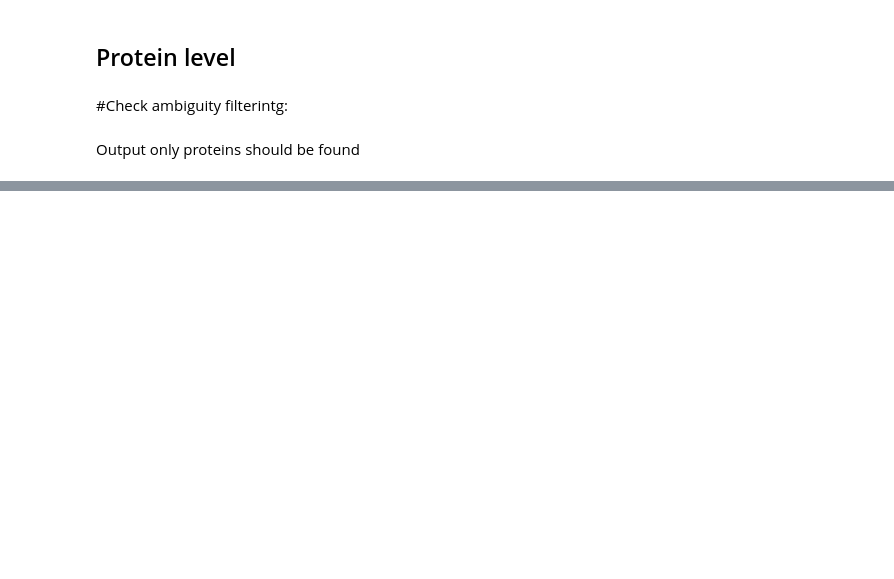
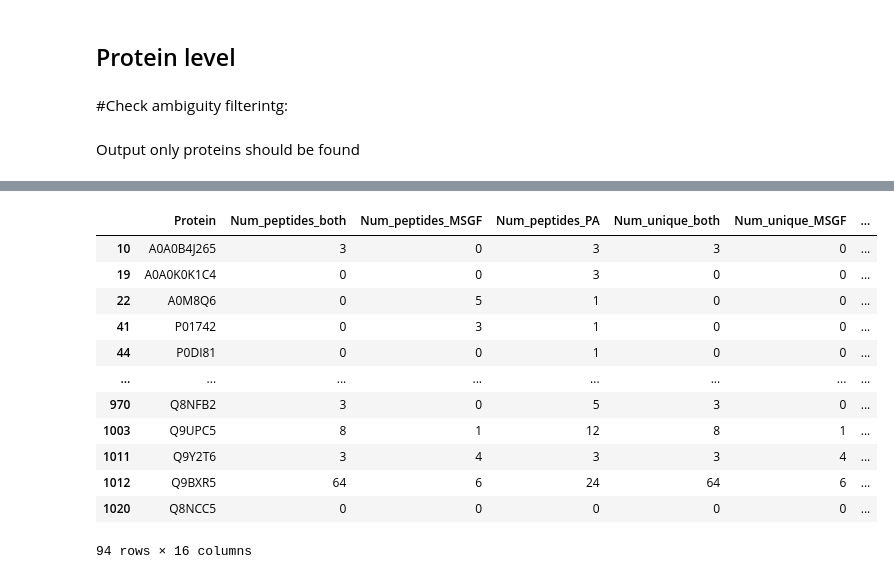
Before and after one commit to Daniel-Xkan/proteinDataRefine, a Jupyter notebook: Evaluate_reanalysis/files_needed/reanalysis.ipynb, the cells around one changed output, grey strips where cells are left out. Cells and saved outputs as stored; diff of their text form; code cells hidden in the pictures; blank space fills up the shorter version.

```diff
--- a/Evaluate_reanalysis/files_needed/reanalysis.ipynb
+++ b/Evaluate_reanalysis/files_needed/reanalysis.ipynb
@@ -1118,0 +1175,6 @@ filtered_protein_df
+# %%
+import pandas as pd
+
+# Load the peptide and spectrum data
+peptide_df = pd.read_csv('example_peptide_reanalysis_updated.tsv', sep='\t')
+spectrum_df = pd.read_csv('example_reanalysis_spectrum.tsv', sep='\t')
@@ -1118,0 +1184,49 @@ filtered_protein_df
+# %%
+# Prepare a copy of filtered_protein_df to add USI columns
+filtered_protein_df = filtered_protein_df.copy()
+
+# Initialize new columns for USIs
+for i in range(1, 6):
+    filtered_protein_df[f'usi{i}'] = ""
+
+# Iterate over proteins with HPP_peptide == 1 and the specified uniqueness conditions
+for idx, row in filtered_protein_df.iterrows():
+    if (
+        row['HPP_peptide'] == 1 and
+        row['Num_unique_both'] == 0 and
+        row['Num_unique_MSGF'] == 0 and
+        row['Num_unique_PA'] != 0
+    ):
+        protein = row['Protein']
+        # Get peptides for this protein from peptide_df where 'Protein identifier PA' matches
+        peptides = peptide_df[
+            peptide_df['Protein identifier PA'].notna() &
+            peptide_df['Protein identifier PA'].str.contains(protein, na=False)
+        ]['Peptide sequence'].unique()
+        # Filter spectrum_df for these peptides and empty rowid
+        usis = spectrum_df[
+            spectrum_df['PeptideAtlas_peptide_demod'].isin(peptides) &
+            (spectrum_df['rowid'].isna() | (spectrum_df['rowid'] == ""))
+        ]['PeptideAtlas_USI'].dropna().unique()
+        # Assign up to 5 USIs to the DataFrame
+        for i in range(5):
+            filtered_protein_df.at[idx, f'usi{i+1}'] = usis[i] if i < len(usis) else ""
+
+# Show the updated DataFrame with USI columns
+# Save the updated DataFrame with USI columns to a file
+filtered_protein_df.to_csv('filtered_example_protein_reanalysis.tsv', sep='\t', index=False)
+filtered_protein_df
+# %% [output]
+|  | Protein | Num_peptides_both | Num_peptides_MSGF | Num_peptides_PA | Num_unique_both | Num_unique_MSGF | ... |
+| 10 | A0A0B4J265 | 3 | 0 | 3 | 3 | 0 | ... |
+| 19 | A0A0K0K1C4 | 0 | 0 | 3 | 0 | 0 | ... |
+| 22 | A0M8Q6 | 0 | 5 | 1 | 0 | 0 | ... |
+| 41 | P01742 | 0 | 3 | 1 | 0 | 0 | ... |
+| 44 | P0DI81 | 0 | 0 | 1 | 0 | 0 | ... |
+| ... | ... | ... | ... | ... | ... | ... | ... |
+| 970 | Q8NFB2 | 3 | 0 | 5 | 3 | 0 | ... |
+| 1003 | Q9UPC5 | 8 | 1 | 12 | 8 | 1 | ... |
+| 1011 | Q9Y2T6 | 3 | 4 | 3 | 3 | 4 | ... |
+| 1012 | Q9BXR5 | 64 | 6 | 24 | 64 | 6 | ... |
+| 1020 | Q8NCC5 | 0 | 0 | 0 | 0 | 0 | ... |
+94 rows × 16 columns
```
Also changed, not shown: parts of 9 cells of this notebook, 2 other files.
